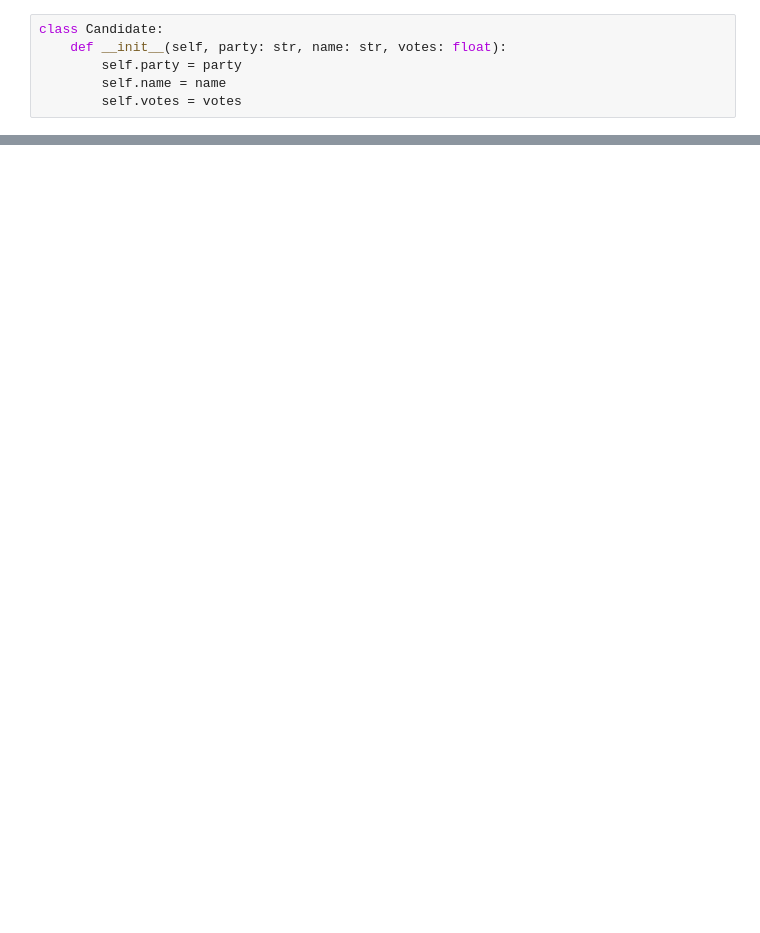
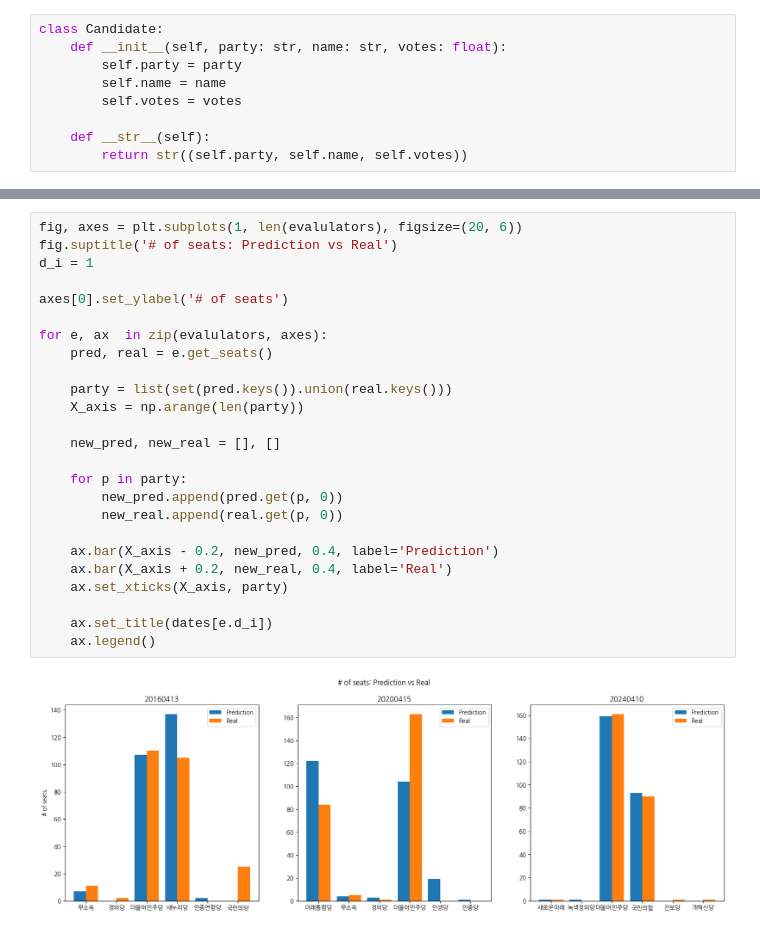
Before and after one commit to BarkNMeow/K-GEPMo, a Jupyter notebook: main.ipynb, the cells around one changed output, grey strips where cells are left out. Cells and saved outputs as stored; diff of their text form; blank space fills up the shorter version.

```diff
--- a/main.ipynb
+++ b/main.ipynb
@@ -8,6 +12,9 @@ class Candidate:
         self.party = party
         self.name = name
         self.votes = votes
+
+    def __str__(self):
+        return str((self.party, self.name, self.votes))
 # %%
 # 0: 극우
 # 1: 보수
@@ -262,0 +239,27 @@ for e in evalulators:
+# %%
+fig, axes = plt.subplots(1, len(evalulators), figsize=(20, 6))
+fig.suptitle('# of seats: Prediction vs Real')
+d_i = 1
+
+axes[0].set_ylabel('# of seats')
+
+for e, ax  in zip(evalulators, axes):
+    pred, real = e.get_seats()
+
+    party = list(set(pred.keys()).union(real.keys()))
+    X_axis = np.arange(len(party))
+
+    new_pred, new_real = [], []
+
+    for p in party:
+        new_pred.append(pred.get(p, 0))
+        new_real.append(real.get(p, 0))
+
+    ax.bar(X_axis - 0.2, new_pred, 0.4, label='Prediction')
+    ax.bar(X_axis + 0.2, new_real, 0.4, label='Real')
+    ax.set_xticks(X_axis, party)
+
+    ax.set_title(dates[e.d_i])
+    ax.legend()
+# %% [output]
+[figure, added]
```
Also changed, not shown: parts of 8 cells of this notebook.
